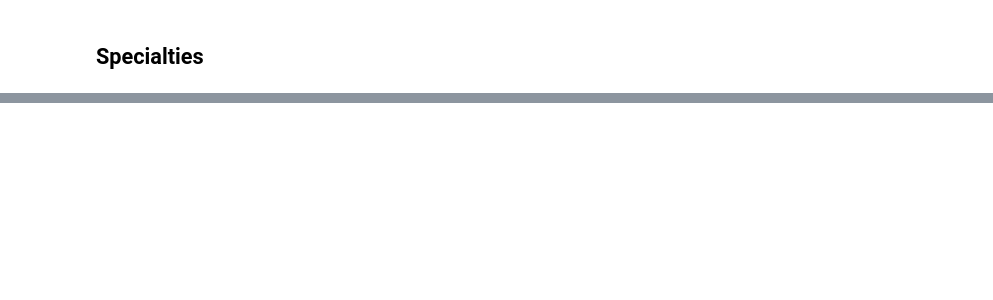
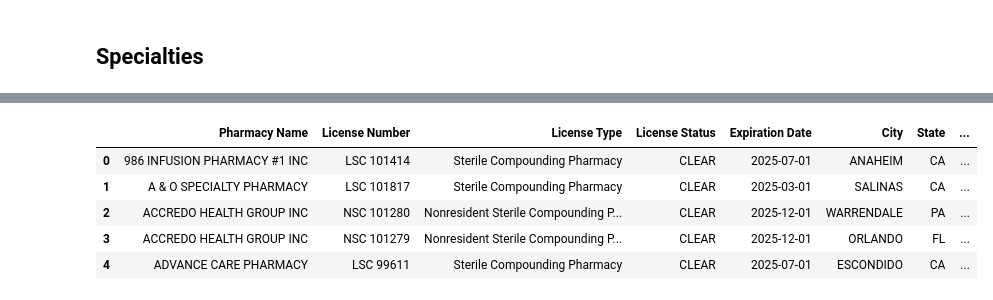
Before and after one commit to brittanyvl/California-Pharmacy-License-Dashboard, a Jupyter notebook: Notebooks/analysis.ipynb, the cells around one changed output, grey strips where cells are left out. Cells and saved outputs as stored; diff of their text form; code cells hidden in the pictures; blank space fills up the shorter version.

```diff
--- a/Notebooks/analysis.ipynb
+++ b/Notebooks/analysis.ipynb
@@ -628,3 +662,12 @@ condition_chart.show()
 # %% [output]
 [interactive output not drawn]
 [interactive output not drawn]
+# %%
+pharmacies.head()
+# %% [output]
+|  | Pharmacy Name | License Number | License Type | License Status | Expiration Date | City | State | ... |
+| 0 | 986 INFUSION PHARMACY #1 INC | LSC 101414 | Sterile Compounding Pharmacy | CLEAR | 2025-07-01 | ANAHEIM | CA | ... |
+| 1 | A & O SPECIALTY PHARMACY | LSC 101817 | Sterile Compounding Pharmacy | CLEAR | 2025-03-01 | SALINAS | CA | ... |
+| 2 | ACCREDO HEALTH GROUP INC | NSC 101280 | Nonresident Sterile Compounding P... | CLEAR | 2025-12-01 | WARRENDALE | PA | ... |
+| 3 | ACCREDO HEALTH GROUP INC | NSC 101279 | Nonresident Sterile Compounding P... | CLEAR | 2025-12-01 | ORLANDO | FL | ... |
+| 4 | ADVANCE CARE PHARMACY | LSC 99611 | Sterile Compounding Pharmacy | CLEAR | 2025-07-01 | ESCONDIDO | CA | ... |
```
Also changed, not shown: parts of 13 cells of this notebook, 1 other file.
